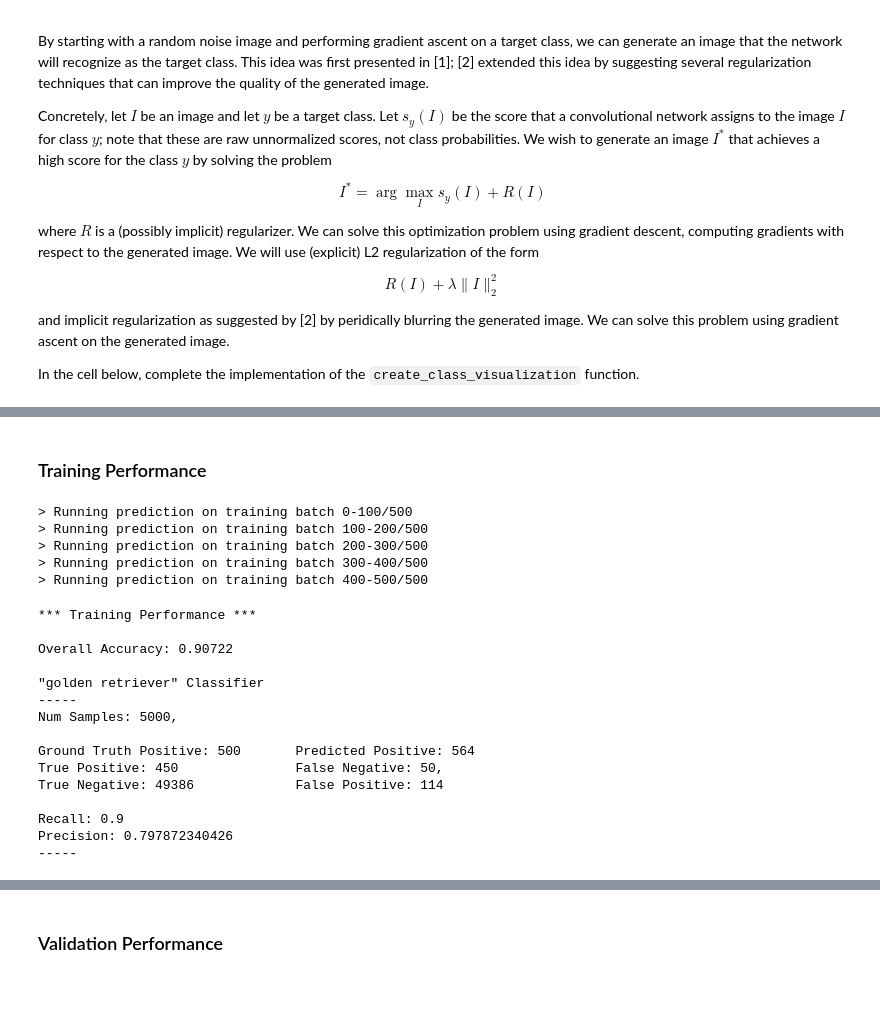
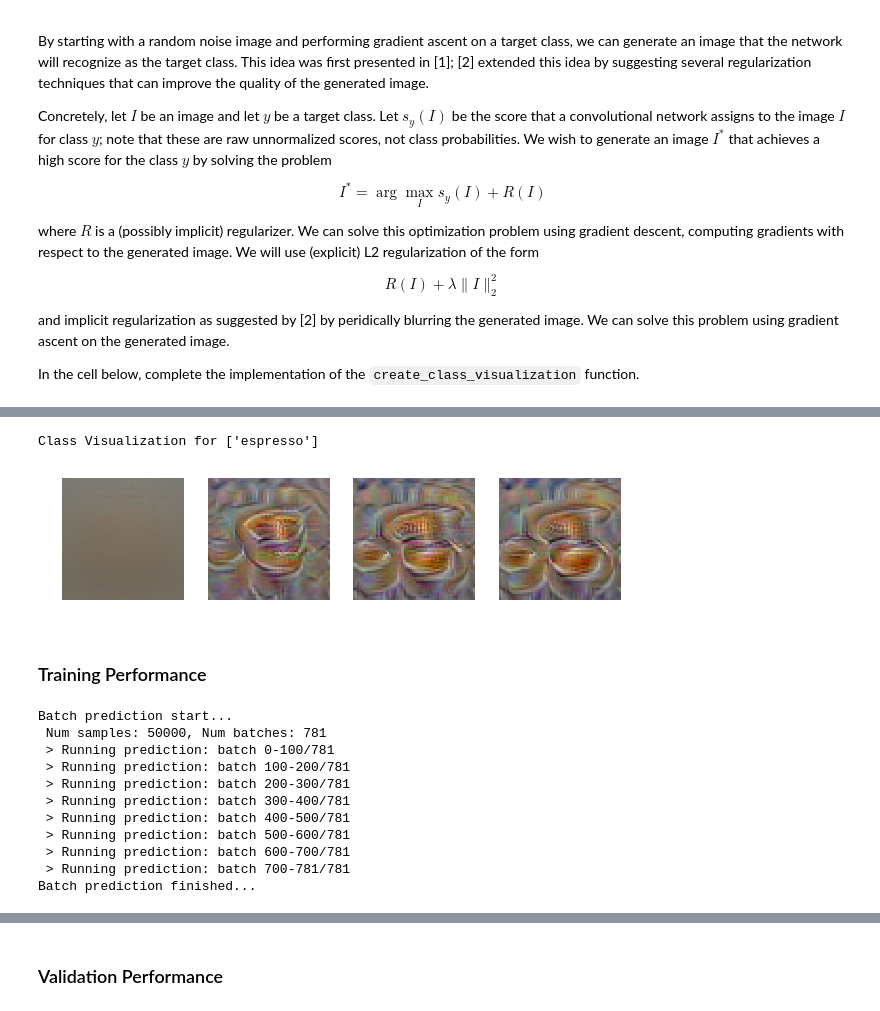
Before and after one commit to yrevar/neuralnets, a Jupyter notebook: analysis_nnet_confidence/analysis_nnet_overfitting_vs_confidence.ipynb, the cells around one changed output, grey strips where cells are left out. Cells and saved outputs as stored; diff of their text form; code cells hidden in the pictures.

```diff
--- a/analysis_nnet_confidence/analysis_nnet_overfitting_vs_confidence.ipynb
+++ b/analysis_nnet_confidence/analysis_nnet_overfitting_vs_confidence.ipynb
@@ -203,0 +210,7 @@ X = create_class_visualization(target_y, model, show_every=50, num_iterations=20
+# %%
+espresso_cls_idx = 8
+Xvis_tarantula = create_class_visualization(espresso_cls_idx, model, show_every=50, num_iterations=200)
+print "Class Visualization for {}".format(data['class_names'][espresso_cls_idx])
+# %% [output]
+Class Visualization for ['espresso']
+[figure, added]
@@ -204,24 +289,2 @@ X = create_class_visualization(target_y, model, show_every=50, num_iterations=20
 # %% [markdown]
 ### Training Performance
-# %%
-num_train = len(data['X_train'])
-prediction = np.zeros(num_train)
-batch_size = 100
-num_batches = int(np.ceil(num_train/batch_size))
-
-# Prediction on training set
-for i in xrange(num_batches):
-
-    start_idx, end_idx = i*batch_size, min((i+1)*batch_size, num_train)
-
-    if i % 100 == 0:
-        print "> Running prediction on training batch {}-{}/{}".format(i, i+100, num_batches)
-
-    scores, cache = model.forward(data['X_train'][start_idx:end_idx])
-    prediction[start_idx:end_idx] = np.argmax(scores, axis=1)
-# %% [output]
-> Running prediction on training batch 0-100/500
-> Running prediction on training batch 100-200/500
-> Running prediction on training batch 200-300/500
-> Running prediction on training batch 300-400/500
-> Running prediction on training batch 400-500/500
@@ -253,19 +291,14 @@ True Negative: {} \t\t False Positive: {}\n".format( num_val, qclass_true, qclas
-# %%
-print "*** Training Performance ***\n"
-print_perf_stats(data['y_train'], prediction)
-# %% [output]
-*** Training Performance ***
-
-Overall Accuracy: 0.90722
-
-"golden retriever" Classifier
------
-Num Samples: 5000,
-
-Ground Truth Positive: 500       Predicted Positive: 564
-True Positive: 450               False Negative: 50,
-True Negative: 49386             False Positive: 114
-
-Recall: 0.9
-Precision: 0.797872340426
------
+# %%
+model_out_tr1 = run_prediction(model, data['X_train'], batch_size=64, print_every=100)
+# %% [output]
+Batch prediction start...
+ Num samples: 50000, Num batches: 781
+ > Running prediction: batch 0-100/781
+ > Running prediction: batch 100-200/781
+ > Running prediction: batch 200-300/781
+ > Running prediction: batch 300-400/781
+ > Running prediction: batch 400-500/781
+ > Running prediction: batch 500-600/781
+ > Running prediction: batch 600-700/781
+ > Running prediction: batch 700-781/781
+Batch prediction finished...
```
Also changed, not shown: parts of 68 cells of this notebook.
